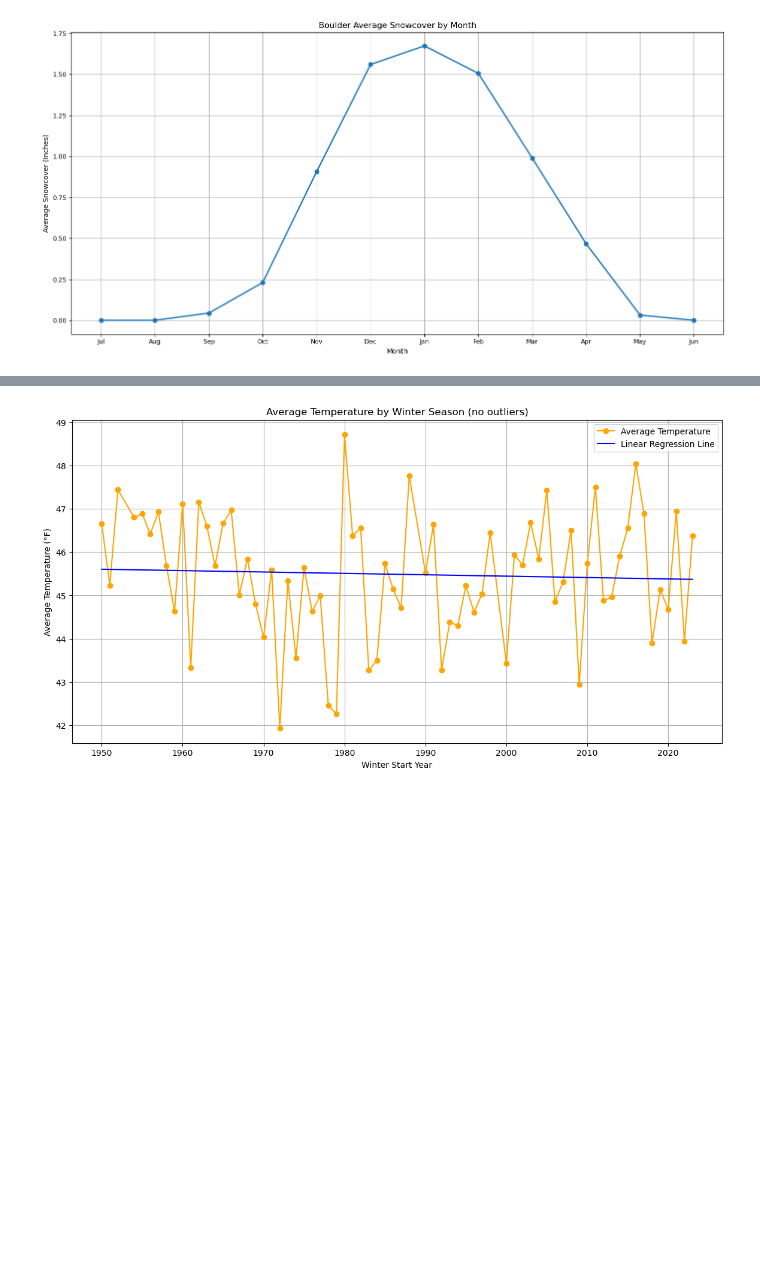
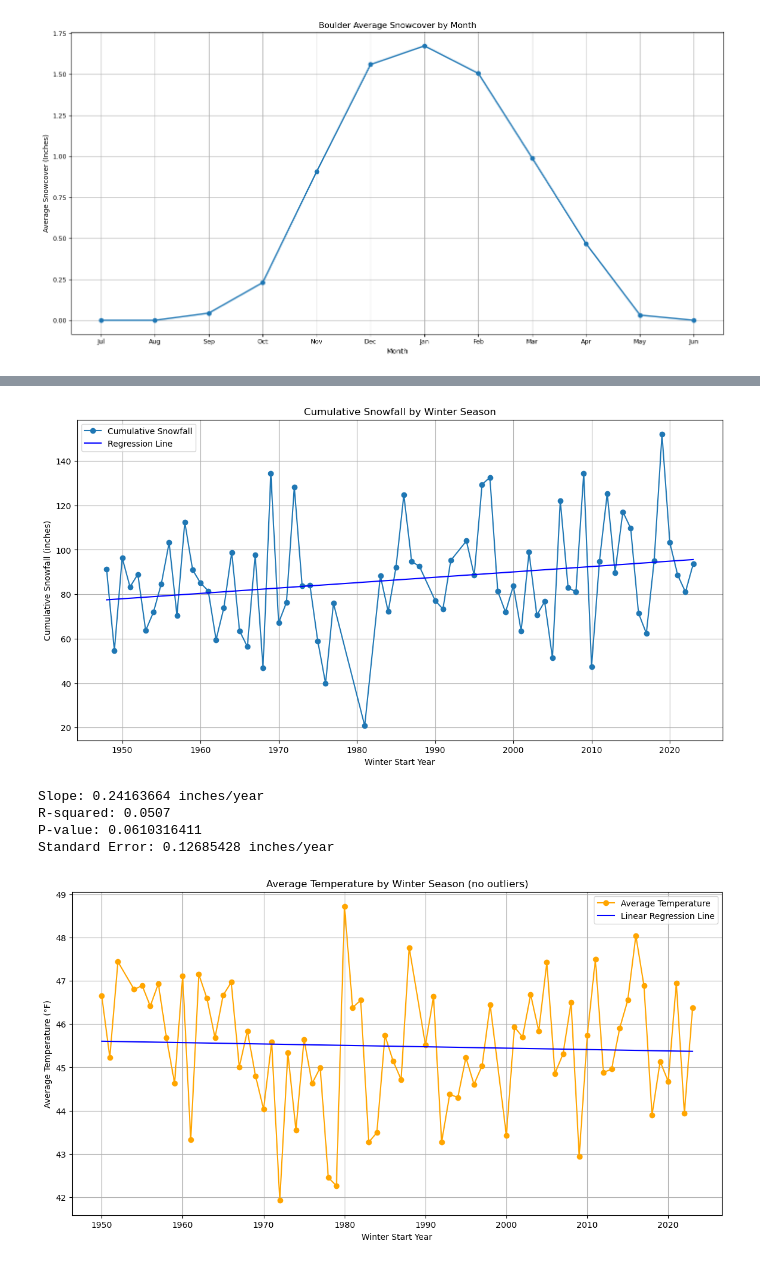
Before and after one commit to richardr1126/boulder_weather_project, a Jupyter notebook: snow_boulder.ipynb, the cells around one changed output, grey strips where cells are left out. Drawn from its saved outputs; the diff is of its cells as text; code cells hidden in the pictures; blank space fills up the shorter version.

```diff
--- a/snow_boulder.ipynb
+++ b/snow_boulder.ipynb
@@ -197,0 +152,16 @@ plt.show()
+# %%
+winter_season_df = pd.read_csv('data/boulderseasonalsnow.csv')
+
+# Replace M with NaN
+winter_season_df = winter_season_df.replace('M', np.nan)
+
+# Set types
+winter_season_df['snowtotal'] = winter_season_df['snowtotal'].astype(float)
+winter_season_df['date'] = pd.to_datetime(winter_season_df['date'], format='%Y-%m-%d')
+winter_season_df['winter_start_year'] = (pd.to_datetime(winter_season_df['date'], format='%Y') - pd.DateOffset(months=6)).dt.year
+
+#drop data
+winter_season_df = winter_season_df.drop('date', axis=1)
+winter_season_df = winter_season_df.dropna()
+
+winter_season_df.head()
@@ -198,3 +175,44 @@ plt.show()
+# %%
+# Regression
+slope, intercept, r_value, p_value, std_err = stats.linregress(
+    winter_season_df['winter_start_year'],
+    winter_season_df['snowtotal']
+)
+regression_line = intercept + slope * winter_season_df['winter_start_year']
+
+# Plot
+#plt.figure(figsize=(12, 6))
+plt.plot(
+    winter_season_df['winter_start_year'],
+    winter_season_df['snowtotal'],
+    marker='o',
+    label='Cumulative Snowfall'
+)
+plt.plot(
+    winter_season_df['winter_start_year'],
+    regression_line,
+    color='blue',
+    label='Regression Line'
+)
+plt.title("Cumulative Snowfall by Winter Season")
+plt.xlabel("Winter Start Year")
+plt.ylabel("Cumulative Snowfall (inches)")
+plt.legend()
+plt.grid(True)
+plt.savefig('plots/boulder/cumulative_snowfall.png', bbox_inches='tight')
+plt.show()
+
+# Print regression statistics
+print(f"Slope: {slope:.8f} inches/year")
+print(f"R-squared: {r_value**2:.4f}")
+print(f"P-value: {p_value:.10f}")
+print(f"Standard Error: {std_err:.8f} inches/year")
+# %% [output]
+[figure, added]
+Slope: 0.24163664 inches/year
+R-squared: 0.0507
+P-value: 0.0610316411
+Standard Error: 0.12685428 inches/year
 # %%
 # Average temperature for each winter season from 1950 to 2023
 winter_season_temp = []
```
Also changed, not shown: parts of 8 cells of this notebook, 27 other files.
